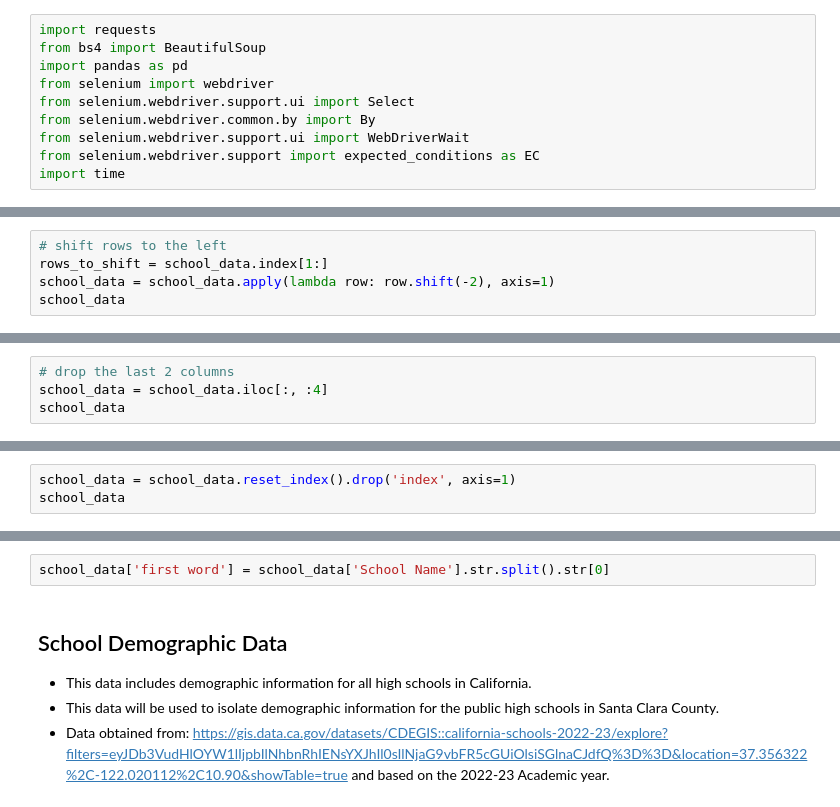
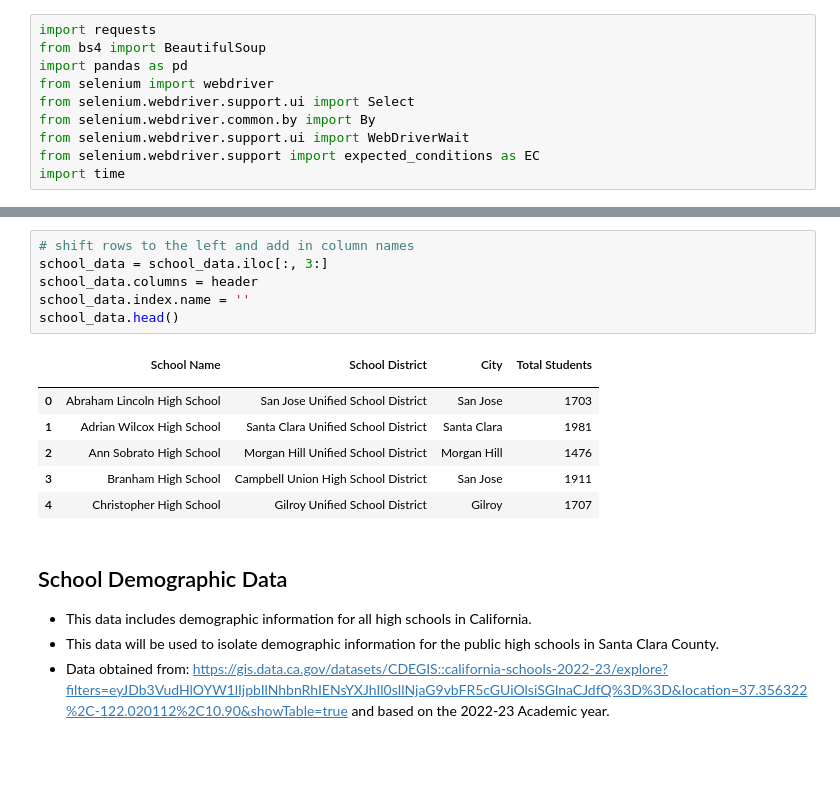
Before and after one commit to its-melina/high-schools-data-analytics, a Jupyter notebook: data_scraping.ipynb, the cells around one changed output, grey strips where cells are left out. Cells and saved outputs as stored; diff of their text form; blank space fills up the shorter version.

```diff
--- a/data_scraping.ipynb
+++ b/data_scraping.ipynb
@@ -104,5 +90,0 @@ school_data
-# %%
-# shift rows to the left
-rows_to_shift = school_data.index[1:]
-school_data = school_data.apply(lambda row: row.shift(-2), axis=1)
-school_data
@@ -127,4 +90,0 @@ school_data
-# %%
-# drop the last 2 columns
-school_data = school_data.iloc[:, :4]
-school_data
@@ -149,3 +90,0 @@ school_data
-# %%
-school_data = school_data.reset_index().drop('index', axis=1)
-school_data
@@ -170,5 +91,17 @@ school_data
-# %%
-school_data['first word'] = school_data['School Name'].str.split().str[0]
+# %%
+# shift rows to the left and add in column names
+school_data = school_data.iloc[:, 3:]
+school_data.columns = header
+school_data.index.name = ''
+school_data.head()
+# %% [output]
+|  | School Name | School District | City | Total Students |
+|  |  |  |  |  |
+| 0 | Abraham Lincoln High School | San Jose Unified School District | San Jose | 1703 |
+| 1 | Adrian Wilcox High School | Santa Clara Unified School District | Santa Clara | 1981 |
+| 2 | Ann Sobrato High School | Morgan Hill Unified School District | Morgan Hill | 1476 |
+| 3 | Branham High School | Campbell Union High School District | San Jose | 1911 |
+| 4 | Christopher High School | Gilroy Unified School District | Gilroy | 1707 |
 # %% [markdown]
 ## School Demographic Data
 
```
Also changed, not shown: parts of 14 cells of this notebook.
